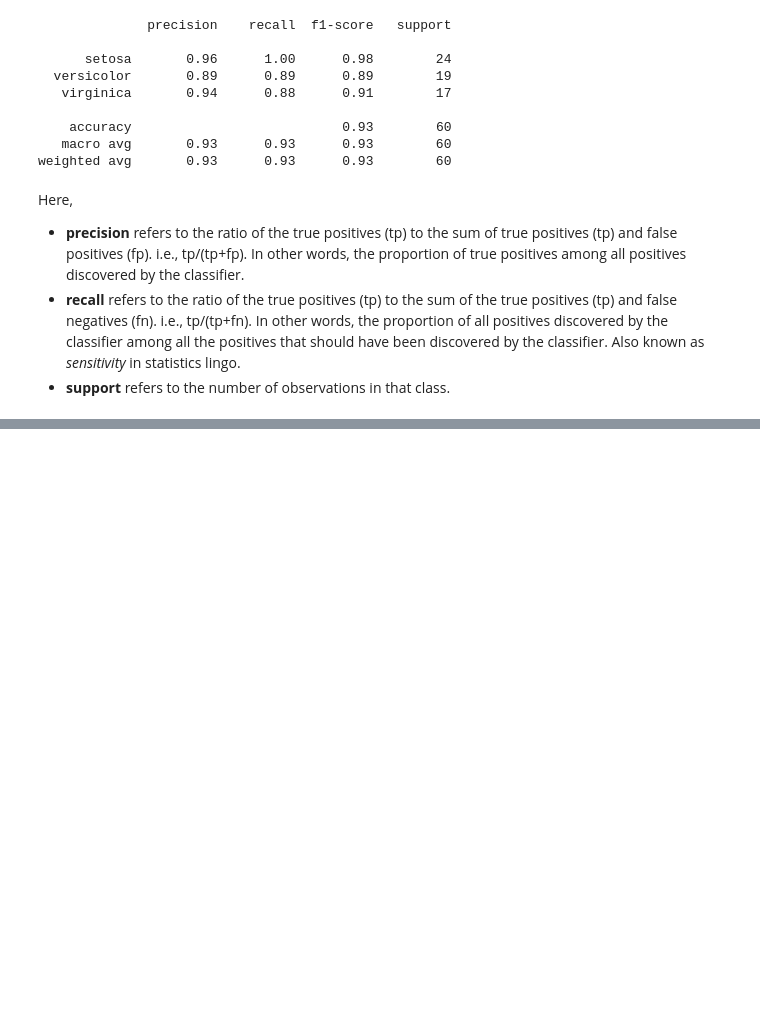
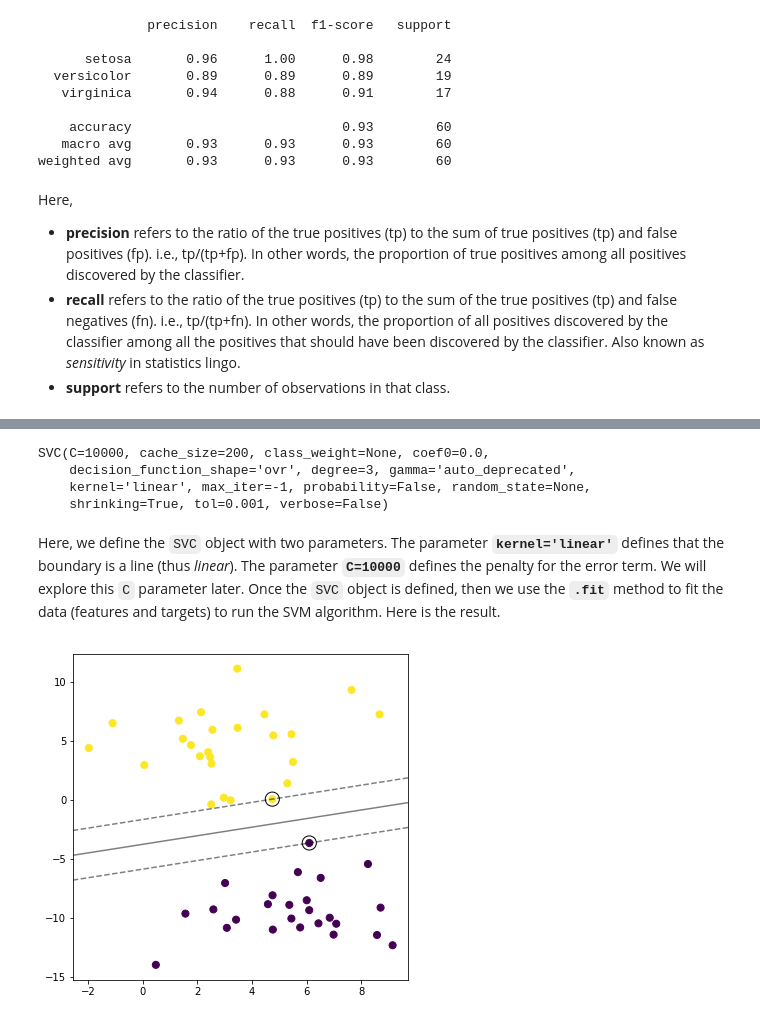
Before and after one commit to sathayas/JupyterfMRIFall2019, a Jupyter notebook: MachineLearning.ipynb, the cells around one changed output, grey strips where cells are left out. Drawn from its saved outputs; the diff is of its cells as text; code cells hidden in the pictures; blank space fills up the shorter version.

```diff
--- a/MachineLearning.ipynb
+++ b/MachineLearning.ipynb
@@ -942,0 +1010,40 @@ Here,
+# %%
+# SVM
+sv = SVC(kernel='linear', C=10000)
+sv.fit(X,y)
+# %% [output]
+SVC(C=10000, cache_size=200, class_weight=None, coef0=0.0,
+    decision_function_shape='ovr', degree=3, gamma='auto_deprecated',
+    kernel='linear', max_iter=-1, probability=False, random_state=None,
+    shrinking=True, tol=0.001, verbose=False)
+# %% [markdown]
+Here, we define the `SVC` object with two parameters. The parameter **`kernel='linear'`** defines that the boundary is a line (thus *linear*). The parameter **`C=10000`** defines the penalty for the error term. We will explore this `C` parameter later. Once the `SVC` object is defined, then we use the **`.fit`** method to fit the data (features and targets) to run the SVM algorithm. Here is the result.
+# %%
+# plotting the descision boundary with SVM, with margins
+# as well as support vectors
+plt.figure(figsize=[6,6])
+plt.scatter(X[:, 0], X[:, 1], c=y, s=50)
+
+# suppor for the meshgrid
+ax = plt.gca()
+xlim = ax.get_xlim()
+ylim = ax.get_ylim()
+
+# create grid to evaluate model
+xx = np.linspace(xlim[0], xlim[1], 30)
+yy = np.linspace(ylim[0], ylim[1], 30)
+YY, XX = np.meshgrid(yy, xx)
+xy = np.vstack([XX.ravel(), YY.ravel()]).T
+Z = sv.decision_function(xy).reshape(XX.shape)
+
+# plot decision boundary and margins
+ax.contour(XX, YY, Z, colors='k', levels=[-1, 0, 1], alpha=0.5,
+           linestyles=['--', '-', '--'])
+
+# plot support vectors
+ax.scatter(sv.support_vectors_[:, 0], sv.support_vectors_[:, 1], s=200,
+           linewidth=1, edgecolors='k', facecolors='none')
+
+plt.show()
+# %% [output]
+[figure, added]
```
Also changed, not shown: parts of 27 cells of this notebook.
